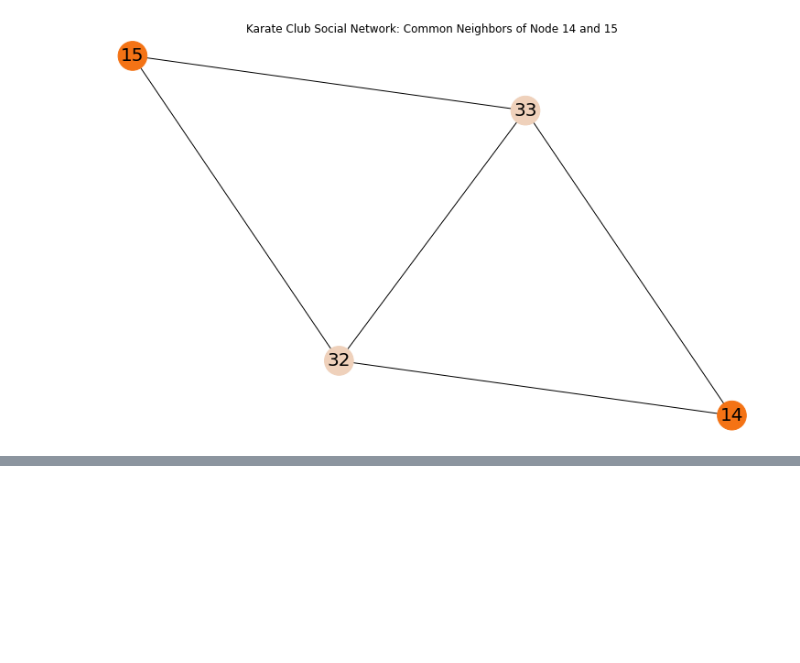
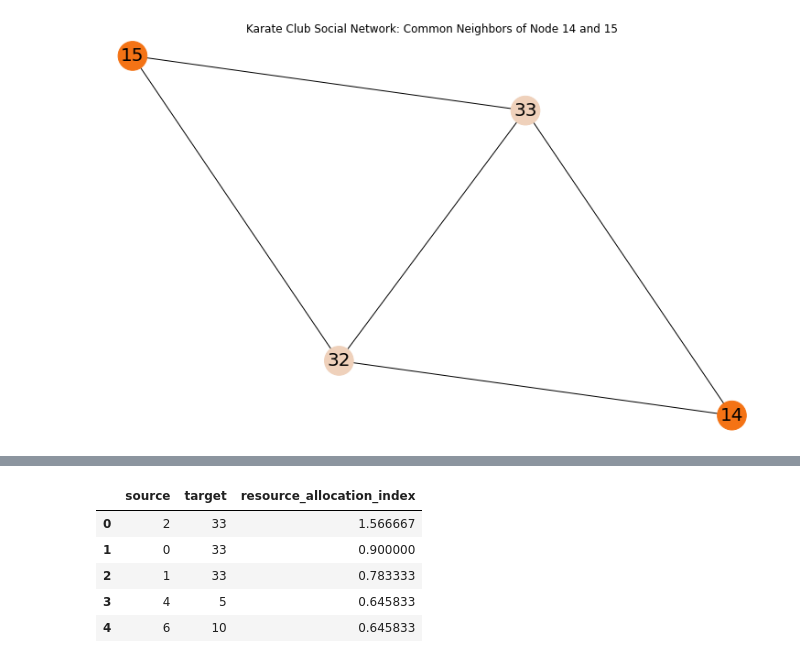
Before and after one commit to KangboLu/Graph-Analysis-with-NetworkX, a Jupyter notebook: 04_link_prediction_measures_part_1.ipynb, the cells around one changed output, grey strips where cells are left out. Cells and saved outputs as stored; diff of their text form; code cells hidden in the pictures; blank space fills up the shorter version.

```diff
--- a/04_link_prediction_measures.ipynb
+++ b/04_link_prediction_measures_part_1.ipynb
@@ -407,0 +249,9 @@ plt.show()
+# %%
+resource_allocation_index_df.head()
+# %% [output]
+|  | source | target | resource_allocation_index |
+| 0 | 2 | 33 | 1.566667 |
+| 1 | 0 | 33 | 0.900000 |
+| 2 | 1 | 33 | 0.783333 |
+| 3 | 4 | 5 | 0.645833 |
+| 4 | 6 | 10 | 0.645833 |
```
Also changed, not shown: parts of 43 cells of this notebook.
